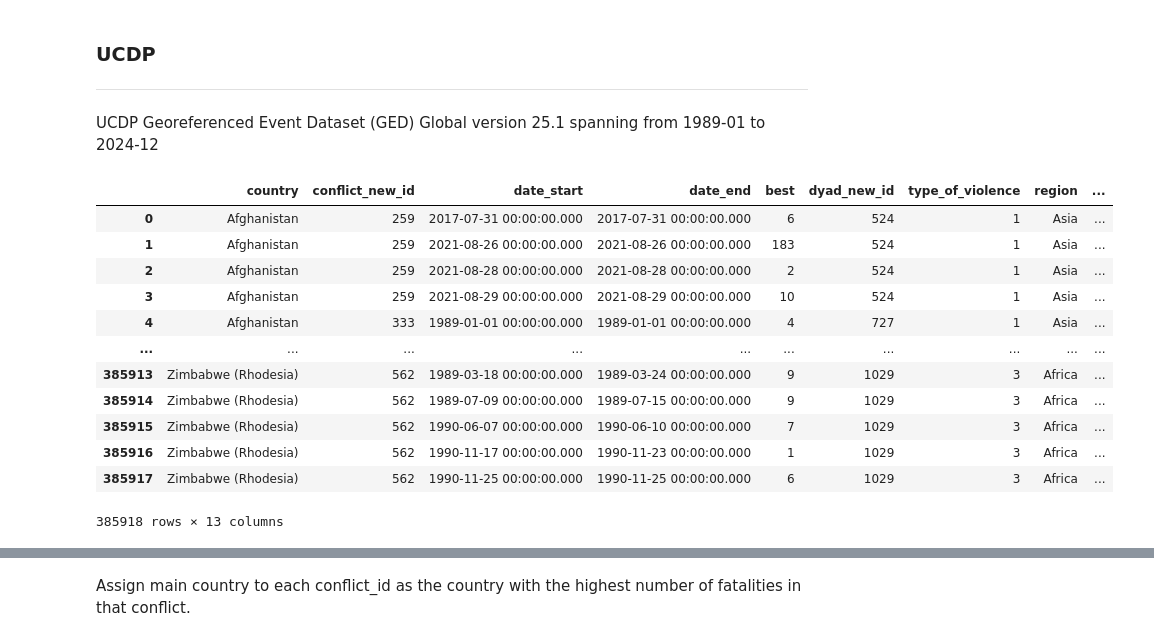
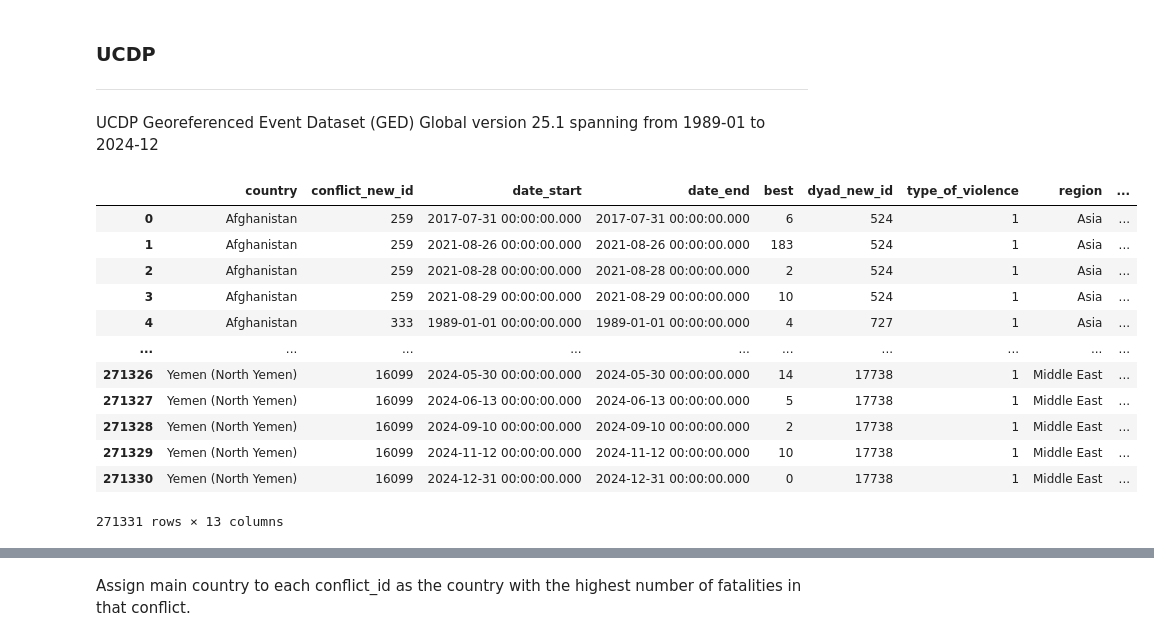
Before and after one commit to luciasauer/agreements_violence, a Jupyter notebook: src/1_data_generation/conflict_panel.ipynb, the cells around one changed output, grey strips where cells are left out. Saved outputs shown, nothing was run; the diff lists cells and outputs as text; code cells hidden in the pictures.

```diff
--- a/src/1_data_generation/conflict_panel.ipynb
+++ b/src/1_data_generation/conflict_panel.ipynb
@@ -7,25 +7,27 @@ import numpy as np
 
 UCDP Georeferenced Event Dataset (GED) Global version 25.1 spanning from 1989-01 to 2024-12
 # %%
-df_ucdp = pd.read_csv('../../data/input/ucdp/GEDEvent_v25_1.csv')
+df_ucdp = pd.read_csv('../../data/input/ucdp/GEDEvent_v25_1.csv', low_memory=False)
+#filter the conflicts that only sign agreements
+df_ucdp = df_ucdp[df_ucdp['type_of_violence']==1].reset_index(drop=True).copy()
 relevant_columns = ['country','conflict_new_id', 'date_start','date_end','best', 'dyad_new_id', 'type_of_violence', 'region', 'conflict_name', 'side_a', 'side_b']
 df_ucdp = df_ucdp[relevant_columns].sort_values(['country', 'conflict_new_id', 'date_start'])
 
 #join with isocode and add isocode
 isocodes = pd.read_csv('../../data/input/isocodes/isocodes_appended.csv', sep = ';')
 df_ucdp = df_ucdp.merge(isocodes[['name', 'alpha_3']], left_on='country', right_on='name', how='left').rename(columns = {'alpha_3':'isocode'})
 df_ucdp
 # %% [output]
 |  | country | conflict_new_id | date_start | date_end | best | dyad_new_id | type_of_violence | region | ... |
 | 0 | Afghanistan | 259 | 2017-07-31 00:00:00.000 | 2017-07-31 00:00:00.000 | 6 | 524 | 1 | Asia | ... |
 | 1 | Afghanistan | 259 | 2021-08-26 00:00:00.000 | 2021-08-26 00:00:00.000 | 183 | 524 | 1 | Asia | ... |
 | 2 | Afghanistan | 259 | 2021-08-28 00:00:00.000 | 2021-08-28 00:00:00.000 | 2 | 524 | 1 | Asia | ... |
 | 3 | Afghanistan | 259 | 2021-08-29 00:00:00.000 | 2021-08-29 00:00:00.000 | 10 | 524 | 1 | Asia | ... |
 | 4 | Afghanistan | 333 | 1989-01-01 00:00:00.000 | 1989-01-01 00:00:00.000 | 4 | 727 | 1 | Asia | ... |
 | ... | ... | ... | ... | ... | ... | ... | ... | ... | ... |
-| 385913 | Zimbabwe (Rhodesia) | 562 | 1989-03-18 00:00:00.000 | 1989-03-24 00:00:00.000 | 9 | 1029 | 3 | Africa | ... |
-| 385914 | Zimbabwe (Rhodesia) | 562 | 1989-07-09 00:00:00.000 | 1989-07-15 00:00:00.000 | 9 | 1029 | 3 | Africa | ... |
-| 385915 | Zimbabwe (Rhodesia) | 562 | 1990-06-07 00:00:00.000 | 1990-06-10 00:00:00.000 | 7 | 1029 | 3 | Africa | ... |
-| 385916 | Zimbabwe (Rhodesia) | 562 | 1990-11-17 00:00:00.000 | 1990-11-23 00:00:00.000 | 1 | 1029 | 3 | Africa | ... |
-| 385917 | Zimbabwe (Rhodesia) | 562 | 1990-11-25 00:00:00.000 | 1990-11-25 00:00:00.000 | 6 | 1029 | 3 | Africa | ... |
+| 271326 | Yemen (North Yemen) | 16099 | 2024-05-30 00:00:00.000 | 2024-05-30 00:00:00.000 | 14 | 17738 | 1 | Middle East | ... |
+| 271327 | Yemen (North Yemen) | 16099 | 2024-06-13 00:00:00.000 | 2024-06-13 00:00:00.000 | 5 | 17738 | 1 | Middle East | ... |
+| 271328 | Yemen (North Yemen) | 16099 | 2024-09-10 00:00:00.000 | 2024-09-10 00:00:00.000 | 2 | 17738 | 1 | Middle East | ... |
+| 271329 | Yemen (North Yemen) | 16099 | 2024-11-12 00:00:00.000 | 2024-11-12 00:00:00.000 | 10 | 17738 | 1 | Middle East | ... |
+| 271330 | Yemen (North Yemen) | 16099 | 2024-12-31 00:00:00.000 | 2024-12-31 00:00:00.000 | 0 | 17738 | 1 | Middle East | ... |
-385918 rows × 13 columns
+271331 rows × 13 columns
```
Also changed, not shown: parts of 18 cells of this notebook.
